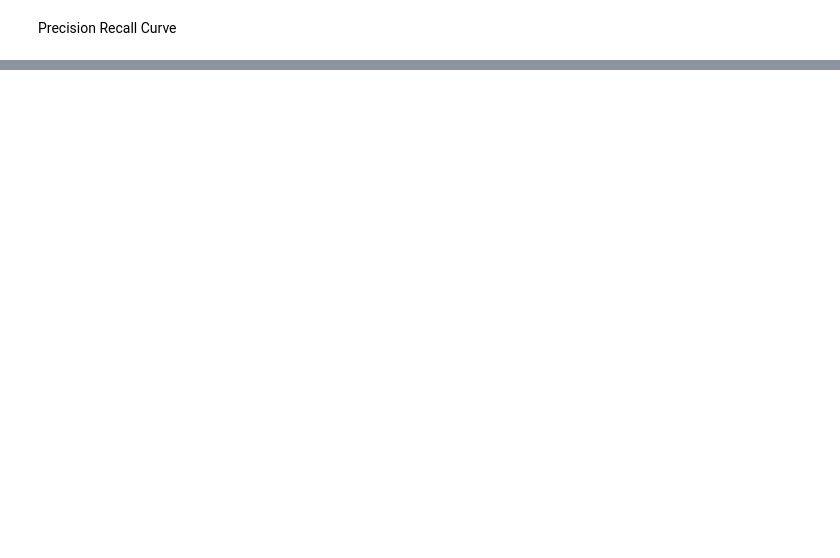
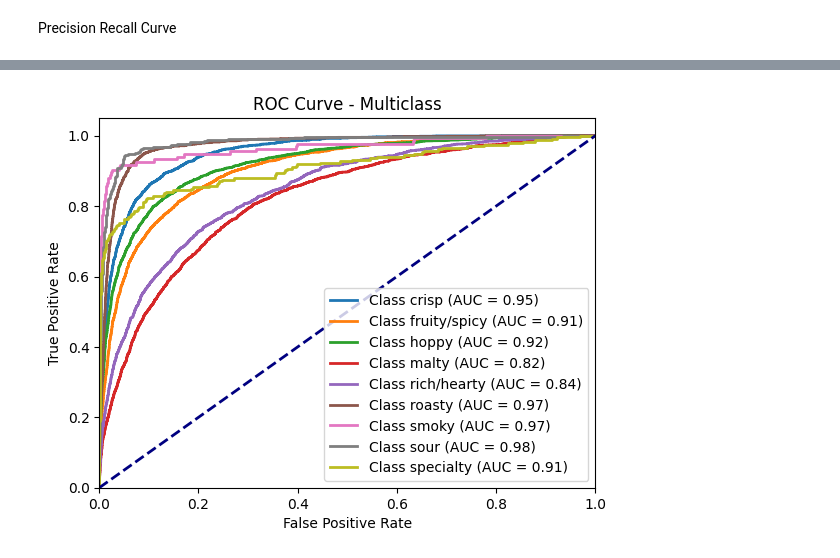
Before and after one commit to EdwardLinS/CSE158-BryanEdwardJesse, a Jupyter notebook: beers/notebook.ipynb, the cells around one changed output, grey strips where cells are left out. Drawn from its saved outputs; the diff is of its cells as text; code cells hidden in the pictures; blank space fills up the shorter version.

```diff
--- a/beers/notebook.ipynb
+++ b/beers/notebook.ipynb
@@ -581,0 +796,12 @@ counts.reverse()
+# %%
+from sklearn.feature_extraction.text import TfidfVectorizer
+from sklearn.linear_model import LogisticRegression
+from sklearn.pipeline import Pipeline
+
+pipeline = Pipeline([
+    ('vectorizer', TfidfVectorizer()),
+    ('classifier', LogisticRegression(max_iter=1000))
+], verbose=True)
+
+pipeline.fit(sklearn_X_train, sklearn_y_train)
+y_pred = pipeline.predict(sklearn_X_test)
@@ -581,0 +816,7 @@ counts.reverse()
+# %%
+sklearn_lg_mod = pipeline.named_steps['classifier']
+sklearn_vectorizer = pipeline.named_steps['vectorizer']
+# %%
+# Access the vectorized input (transformed features)
+X_train_transformed = sklearn_vectorizer.transform(sklearn_X_train)
+X_test_transformed = sklearn_vectorizer.transform(sklearn_X_test)
@@ -581,0 +827,4 @@ counts.reverse()
+# %%
+plot_auc(X_test_transformed, sklearn_y_test, sklearn_lg_mod)
+# %% [output]
+[figure, added]
```
Also changed, not shown: parts of 61 cells of this notebook, 2 other files.
